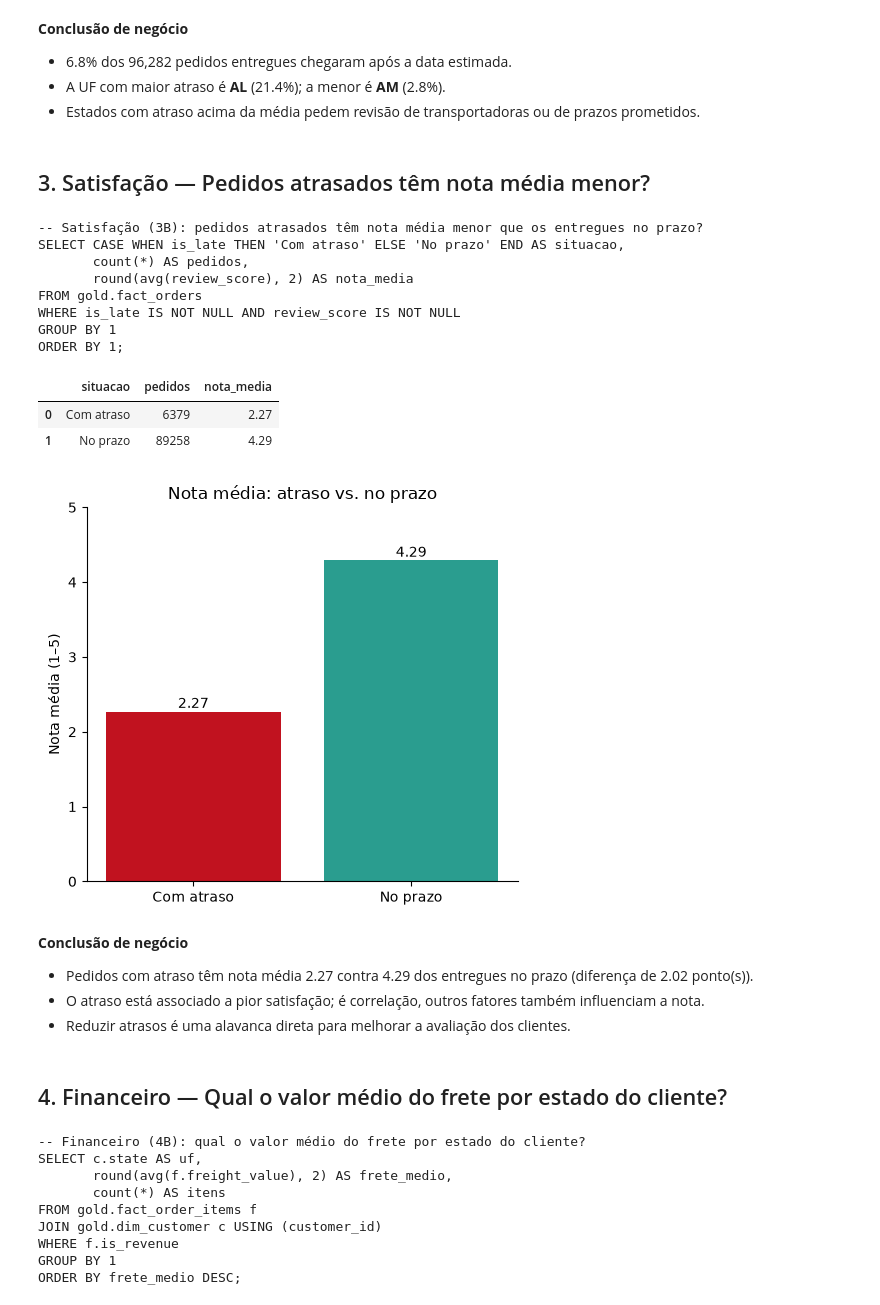
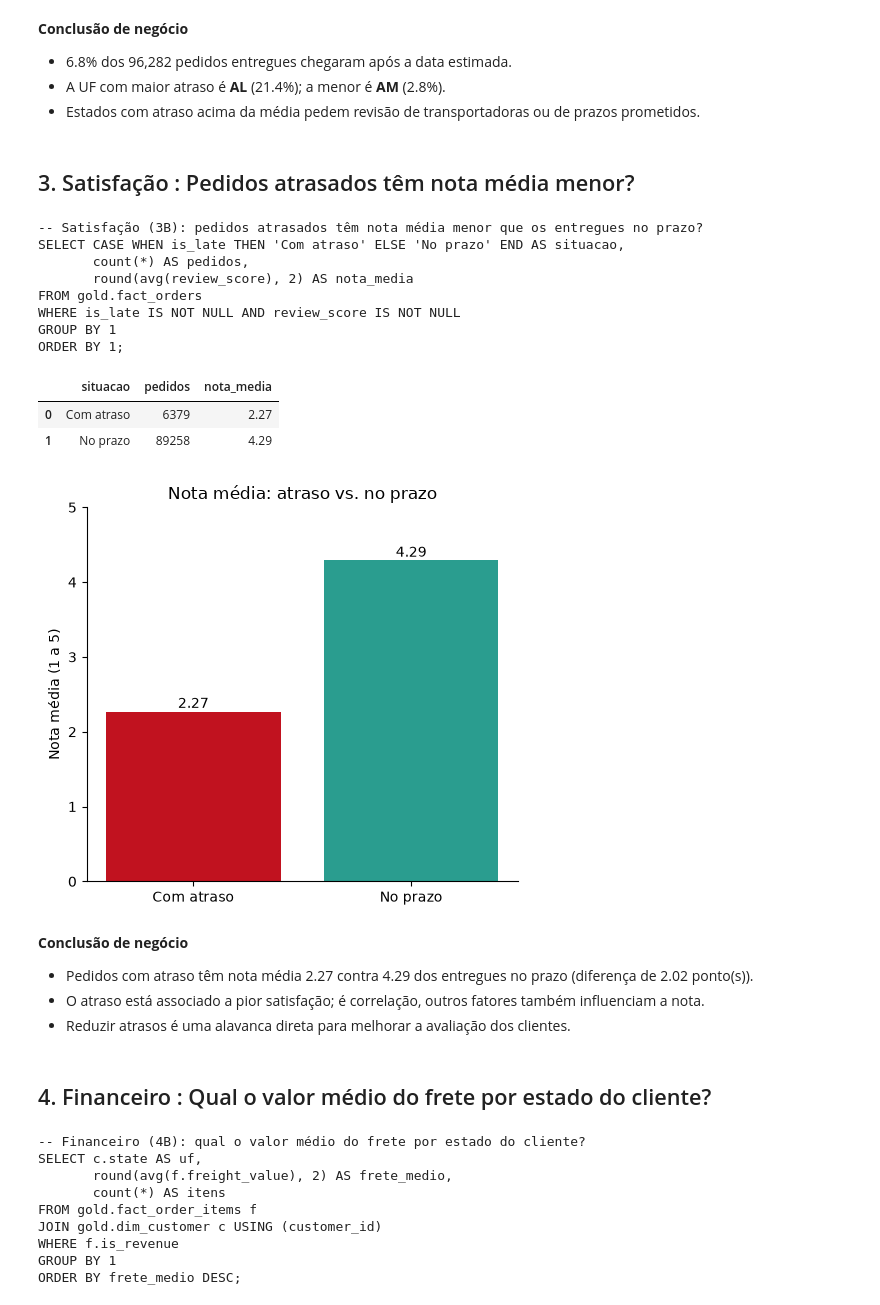
Before and after one commit to JulianaBallin/data-engineer-challenge, a Jupyter notebook: notebooks/exploratory_analysis.ipynb, the cells around one changed output. Saved outputs shown, nothing was run; the diff lists cells and outputs as text; code cells hidden in the pictures.

```diff
--- a/notebooks/exploratory_analysis.ipynb
+++ b/notebooks/exploratory_analysis.ipynb
@@ -109,38 +109,38 @@ ORDER BY uf NULLS FIRST;
 - A UF com maior atraso é **AL** (21.4%); a menor é **AM** (2.8%).
 - Estados com atraso acima da média pedem revisão de transportadoras ou de prazos prometidos.
 # %% [markdown]
-## 3. Satisfação — Pedidos atrasados têm nota média menor?
+## 3. Satisfação : Pedidos atrasados têm nota média menor?
 # %%
 df = q("q3_nota_atraso"); display(df)
 fig, ax = plt.subplots(figsize=(5, 4.5)); ax.bar(df.situacao, df.nota_media, color=["#c1121f", "#2a9d8f"])
-ax.set_ylim(0, 5); ax.set_ylabel("Nota média (1–5)"); ax.set_title("Nota média: atraso vs. no prazo")
+ax.set_ylim(0, 5); ax.set_ylabel("Nota média (1 a 5)"); ax.set_title("Nota média: atraso vs. no prazo")
 for i, v in enumerate(df.nota_media): ax.text(i, v + .05, f"{v:.2f}", ha="center")
 save(fig, "03_nota_media_atraso")
 a = df.set_index("situacao").nota_media
 conclusao(f"Pedidos com atraso têm nota média {a['Com atraso']:.2f} contra {a['No prazo']:.2f} dos entregues no prazo "
           f"(diferença de {a['No prazo']-a['Com atraso']:.2f} ponto(s)).",
           "O atraso está associado a pior satisfação; é correlação, outros fatores também influenciam a nota.",
           "Reduzir atrasos é uma alavanca direta para melhorar a avaliação dos clientes.")
 # %% [output]
 -- Satisfação (3B): pedidos atrasados têm nota média menor que os entregues no prazo?
 SELECT CASE WHEN is_late THEN 'Com atraso' ELSE 'No prazo' END AS situacao,
        count(*) AS pedidos,
        round(avg(review_score), 2) AS nota_media
 FROM gold.fact_orders
 WHERE is_late IS NOT NULL AND review_score IS NOT NULL
 GROUP BY 1
 ORDER BY 1;
 |  | situacao | pedidos | nota_media |
 | 0 | Com atraso | 6379 | 2.27 |
 | 1 | No prazo | 89258 | 4.29 |
-[figure, old version]
+[figure, new version]
 **Conclusão de negócio**
 
 - Pedidos com atraso têm nota média 2.27 contra 4.29 dos entregues no prazo (diferença de 2.02 ponto(s)).
 - O atraso está associado a pior satisfação; é correlação, outros fatores também influenciam a nota.
 - Reduzir atrasos é uma alavanca direta para melhorar a avaliação dos clientes.
 # %% [markdown]
-## 4. Financeiro — Qual o valor médio do frete por estado do cliente?
+## 4. Financeiro : Qual o valor médio do frete por estado do cliente?
 # %%
 df = q("q4_frete_medio_uf"); display(df)
 fig, ax = plt.subplots(figsize=(11, 4.5)); ax.bar(df.uf, df.frete_medio, color="#e9a820")
```
Also changed, not shown: parts of 4 cells of this notebook, 6 other files.
